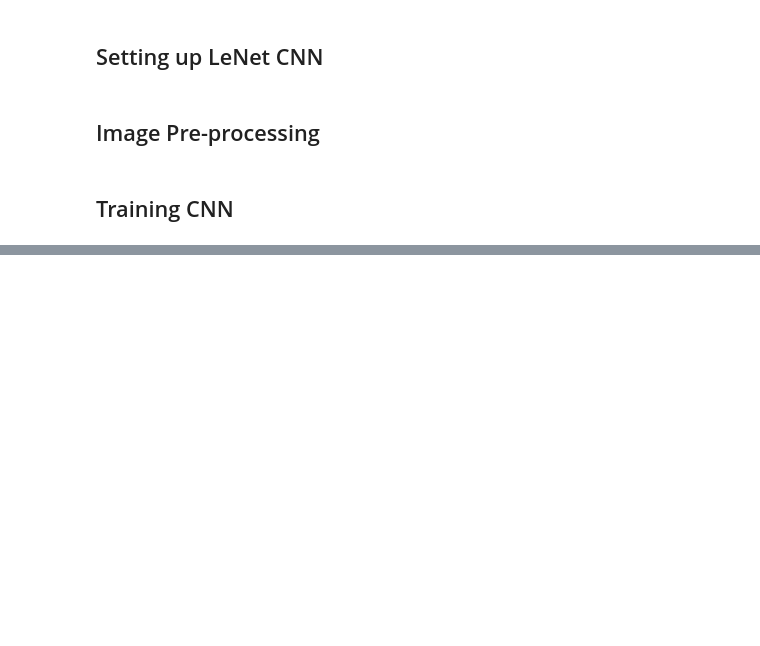
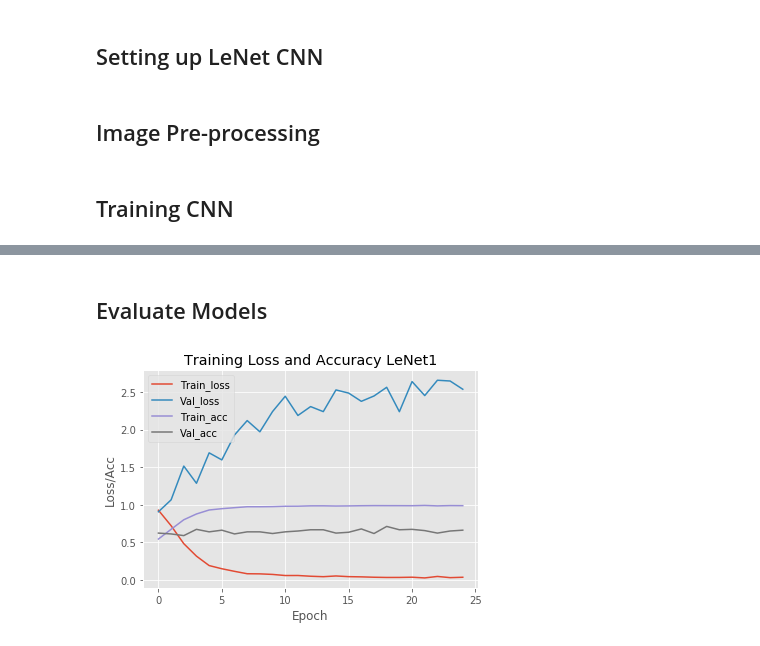
Before and after one commit to jltsao88/Capstone_Project_2, a Jupyter notebook: 03_CNN.ipynb, the cells around one changed output, grey strips where cells are left out. Cells and saved outputs as stored; diff of their text form; code cells hidden in the pictures; blank space fills up the shorter version.

```diff
--- a/03_CNN.ipynb
+++ b/03_CNN.ipynb
@@ -82,7 +107,7 @@ labels = []
 
 #images directory contains 3 sub-directories: 'poison_ivy', 'poison_oak', 'poison_sumac'
 #randomly get image paths and shuffle them
-image_paths = sorted(list(paths.list_images('C:\\Users\\jltsa\\Desktop\\Project_2\\test_images')))
+image_paths = sorted(list(paths.list_images('C:\\Users\\jltsa\\Desktop\\Project_2\\images')))
 random.seed(42)
 random.shuffle(image_paths)
 
@@ -117,7 +142,7 @@ EPOCHS = 25
 #Learning rate
 LR = 1e-3
 #Batch Size
-BS = 25
+BS = 35
 # %%
 #Split data into training and test sets
 X_train, X_test, y_train, y_test = train_test_split(data, labels, test_size=0.25, random_state=42)
@@ -130,3 +155,13 @@ y_test = to_categorical(y_test)
 aug_gen = ImageDataGenerator(rotation_range=30, width_shift_range=0.1,
                             height_shift_range=0.1, shear_range=0.2,
                             zoom_range=0.2, horizontal_flip=True, fill_mode='nearest')
+# %%
+model = LeNet.build(width=28, height=28, depth=3, classes=3)
+opt = Adam(lr=LR, decay=LR / EPOCHS)
+
+model.compile(loss='categorical_crossentropy', optimizer=opt,
+             metrics=['accuracy'])
+# %%
+lnet = model.fit_generator(aug_gen.flow(X_train, y_train, batch_size=BS),
+                   validation_data=(X_test, y_test), steps_per_epoch=len(X_train // BS),
+                   epochs=EPOCHS, verbose=1)
@@ -168,3 +220,20 @@ model.save('poison_plant_model.h5')
 # %%
 #Load model
 #model = load_model('poison_plant_model.h5')
+# %% [markdown]
+## Evaluate Models
+# %%
+plt.style.use('ggplot')
+plt.figure()
+n = EPOCHS
+plt.plot(np.arange(0,n), lnet.history['loss'], label='Train_loss')
+plt.plot(np.arange(0,n), lnet.history['val_loss'], label='Val_loss')
+plt.plot(np.arange(0,n), lnet.history['acc'], label='Train_acc')
+plt.plot(np.arange(0,n), lnet.history['val_acc'], label='Val_acc')
+plt.title('Training Loss and Accuracy LeNet1')
+plt.xlabel('Epoch')
+plt.ylabel('Loss/Acc')
+plt.legend(loc='upper left')
+plt.savefig('plots\\lnet_1acc.png')
+# %% [output]
+[figure, added]
```
Also changed, not shown: parts of 9 cells of this notebook, 4 other files.
